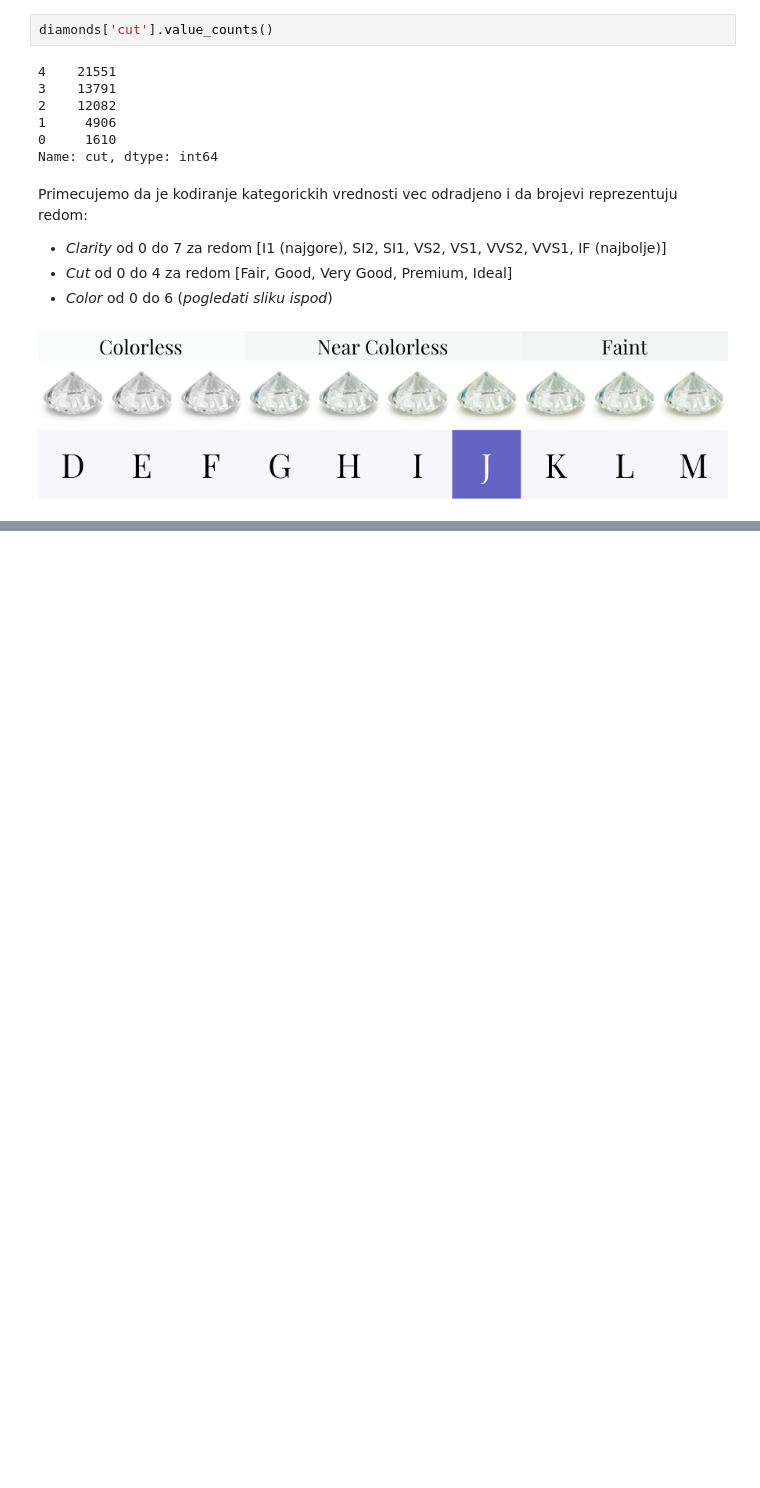
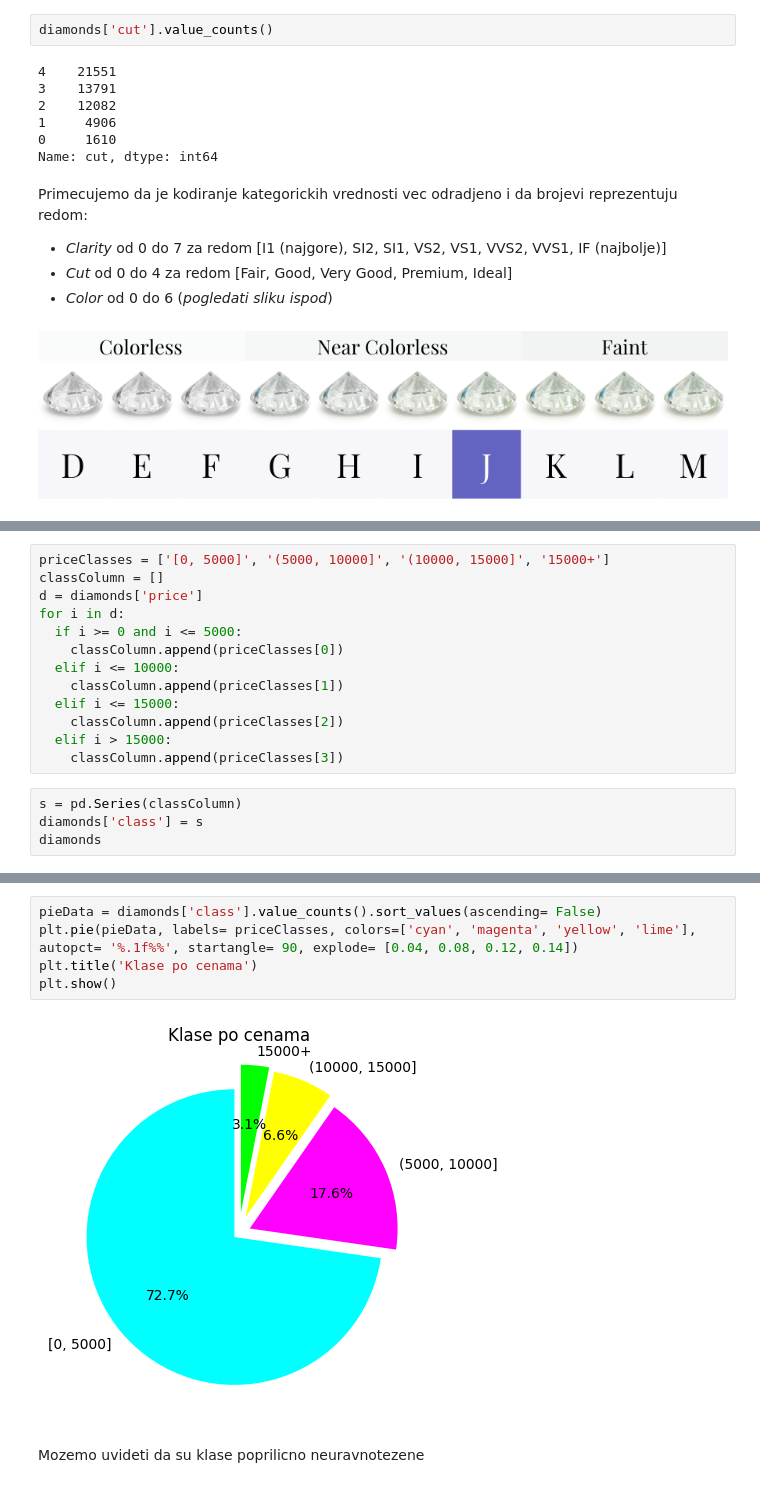
Before and after one commit to MATF-istrazivanje-podataka-1/2023_Data_Mining_Diamonds_Dataset, a Jupyter notebook: data_analysis.ipynb, the cells around one changed output, grey strips where cells are left out. Cells and saved outputs as stored; diff of their text form; blank space fills up the shorter version.

```diff
--- a/data_analysis.ipynb
+++ b/data_analysis.ipynb
@@ -154,0 +247,17 @@ Primecujemo da je kodiranje kategorickih vrednosti vec odradjeno i da brojevi re
+# %%
+priceClasses = ['[0, 5000]', '(5000, 10000]', '(10000, 15000]', '15000+']
+classColumn = []
+d = diamonds['price']
+for i in d:
+  if i >= 0 and i <= 5000:
+    classColumn.append(priceClasses[0])
+  elif i <= 10000:
+    classColumn.append(priceClasses[1])
+  elif i <= 15000:
+    classColumn.append(priceClasses[2])
+  elif i > 15000:
+    classColumn.append(priceClasses[3])
+# %%
+s = pd.Series(classColumn)
+diamonds['class'] = s
+diamonds
@@ -154,0 +286,9 @@ Primecujemo da je kodiranje kategorickih vrednosti vec odradjeno i da brojevi re
+# %%
+pieData = diamonds['class'].value_counts().sort_values(ascending= False)
+plt.pie(pieData, labels= priceClasses, colors=['cyan', 'magenta', 'yellow', 'lime'], autopct= '%.1f%%', startangle= 90, explode= [0.04, 0.08, 0.12, 0.14])
+plt.title('Klase po cenama')
+plt.show()
+# %% [output]
+[figure, added]
+# %% [markdown]
+Mozemo uvideti da su klase poprilicno neuravnotezene
```
Also changed, not shown: parts of 17 cells of this notebook, 1 other file.
